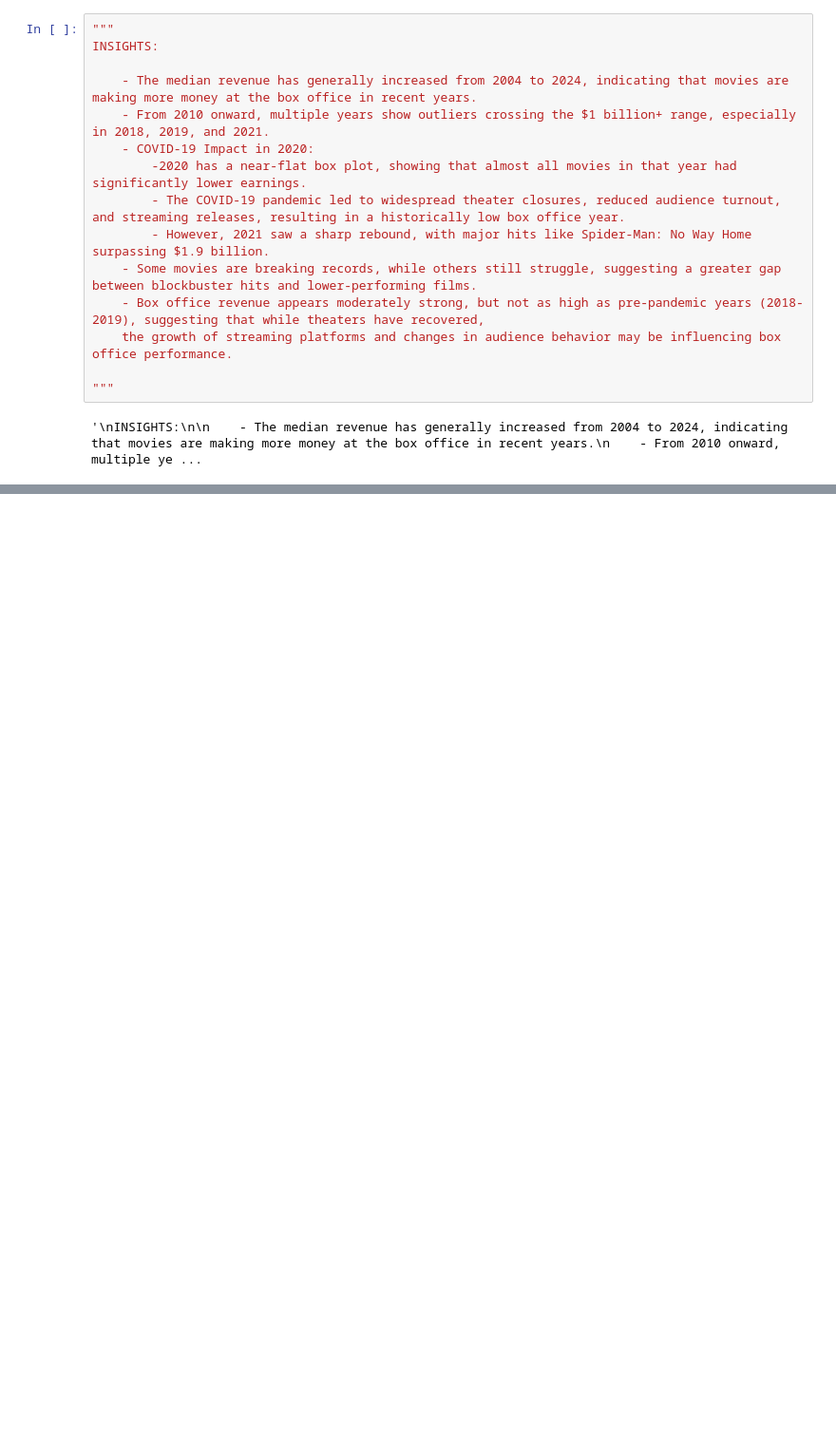
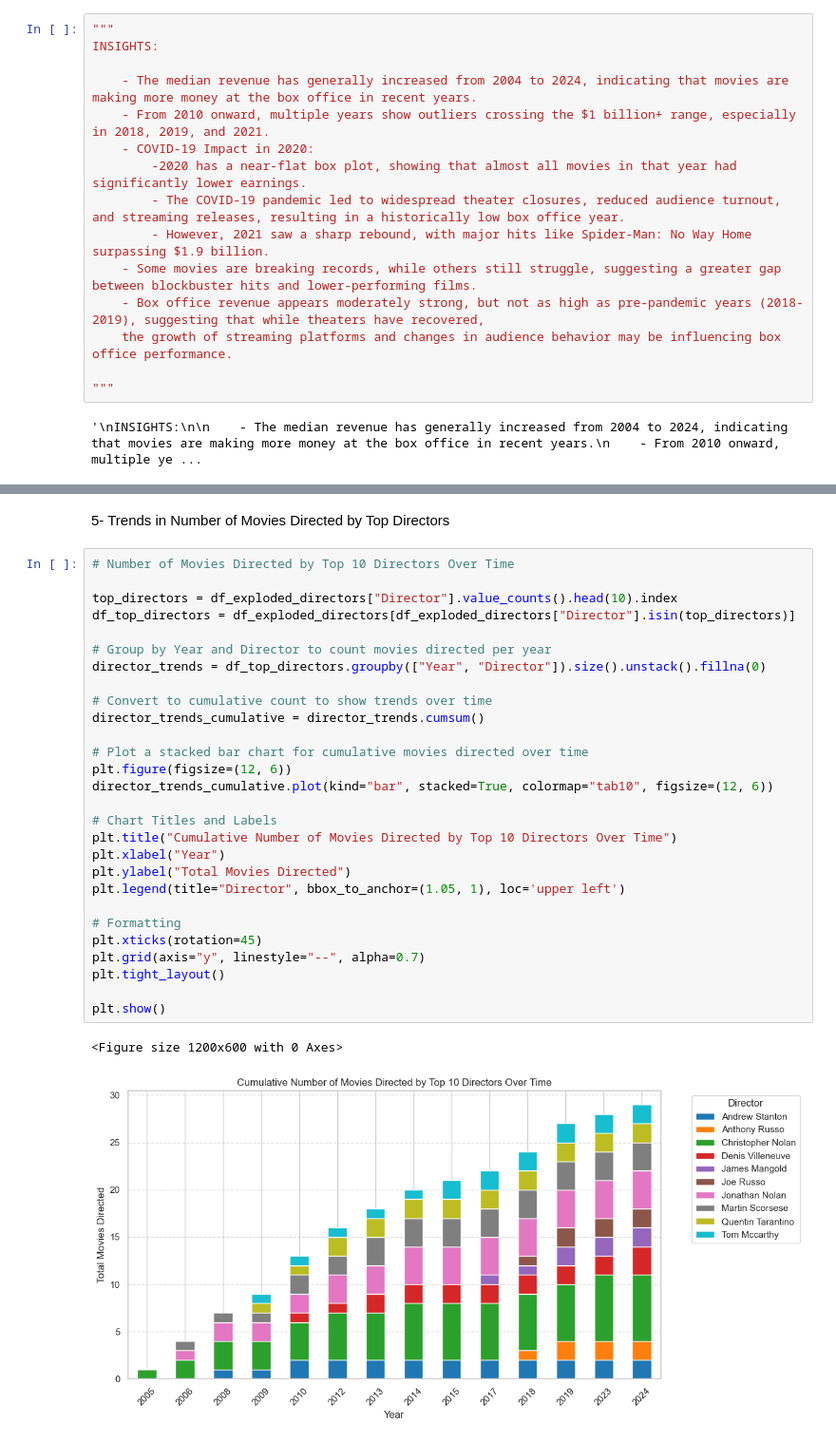
Before and after one commit to BihaniM/-OOP-for-School-Management-System, a Jupyter notebook: IMDB_Analysis.ipynb, the cells around one changed output, grey strips where cells are left out. Shown at 95% size. Drawn from its saved outputs; the diff is of its cells as text; blank space fills up the shorter version.

```diff
--- a/IMDB_Analysis.ipynb
+++ b/IMDB_Analysis.ipynb
@@ -387,0 +581,33 @@ INSIGHTS:
+# %% [markdown]
+5- Trends in Number of Movies Directed by Top Directors
+# %%
+# Number of Movies Directed by Top 10 Directors Over Time
+
+top_directors = df_exploded_directors["Director"].value_counts().head(10).index
+df_top_directors = df_exploded_directors[df_exploded_directors["Director"].isin(top_directors)]
+
+# Group by Year and Director to count movies directed per year
+director_trends = df_top_directors.groupby(["Year", "Director"]).size().unstack().fillna(0)
+
+# Convert to cumulative count to show trends over time
+director_trends_cumulative = director_trends.cumsum()
+
+# Plot a stacked bar chart for cumulative movies directed over time
+plt.figure(figsize=(12, 6))
+director_trends_cumulative.plot(kind="bar", stacked=True, colormap="tab10", figsize=(12, 6))
+
+# Chart Titles and Labels
+plt.title("Cumulative Number of Movies Directed by Top 10 Directors Over Time")
+plt.xlabel("Year")
+plt.ylabel("Total Movies Directed")
+plt.legend(title="Director", bbox_to_anchor=(1.05, 1), loc='upper left')
+
+# Formatting
+plt.xticks(rotation=45)
+plt.grid(axis="y", linestyle="--", alpha=0.7)
+plt.tight_layout()
+
+plt.show()
+# %% [output]
+<Figure size 1200x600 with 0 Axes>
+[figure, added]
```
Also changed, not shown: parts of 32 cells of this notebook.
